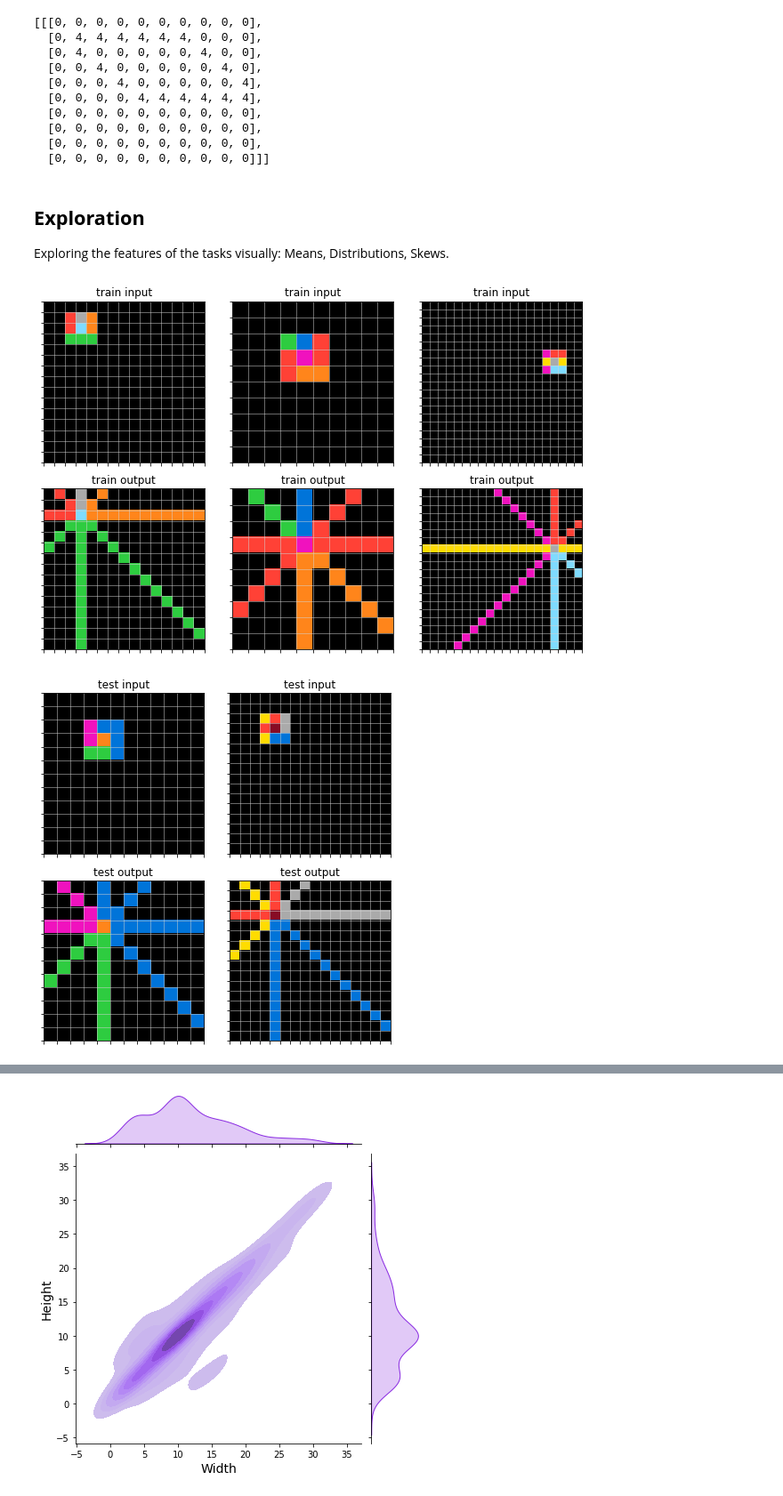
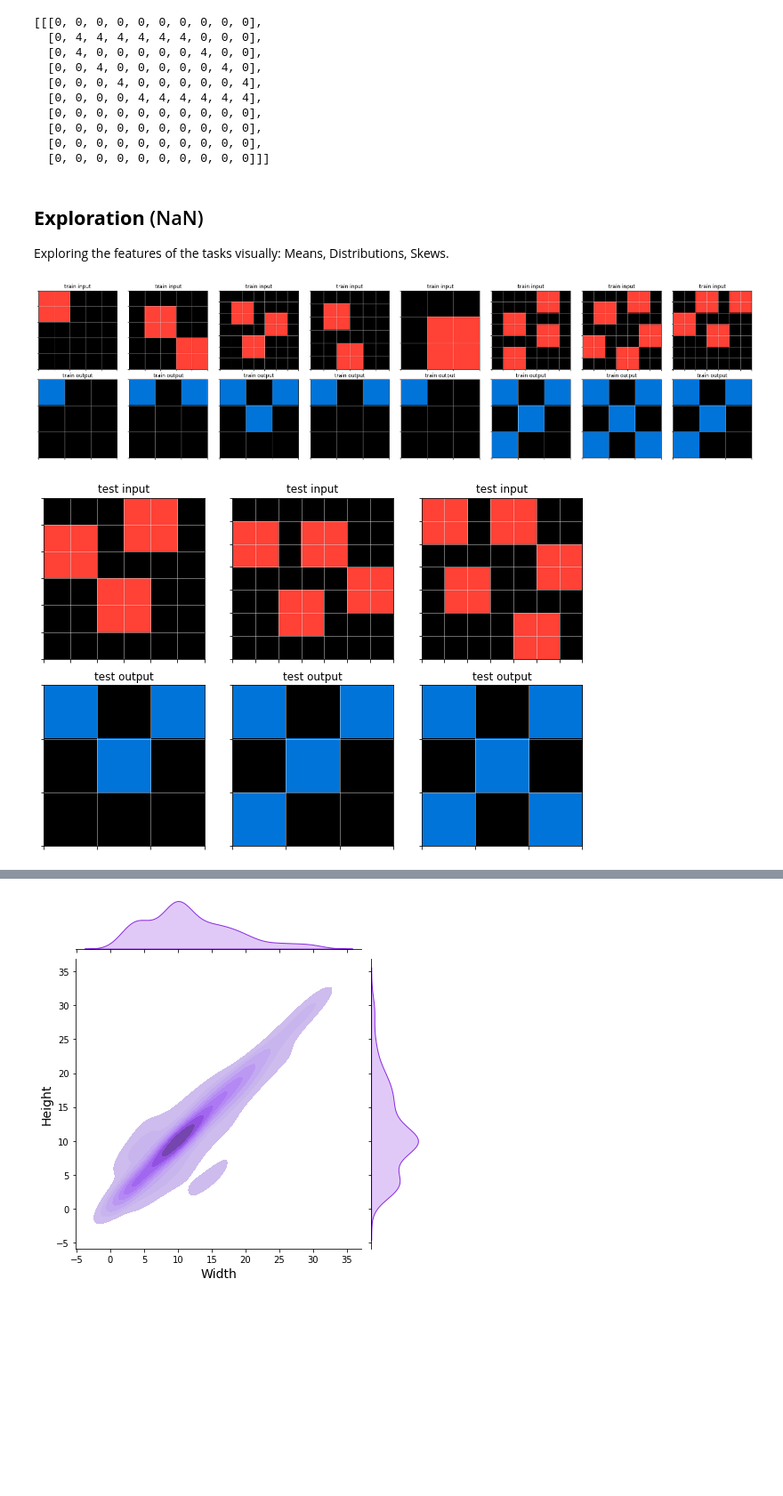
Before and after one commit to foger3/ARC_DeepLearning, a Jupyter notebook: model/ARC_DL.ipynb, the cells around one changed output, grey strips where cells are left out. Shown at 89% size. Cells and saved outputs as stored; diff of their text form; code cells hidden in the pictures; blank space fills up the shorter version.

Commit message:
Implemented Evaluation + Analogy Completion

```diff
--- a/model/ARC_DL.ipynb
+++ b/model/ARC_DL.ipynb
@@ -46,13 +46,13 @@ Mounted at /content/drive
 
 Various helper functions, assisting with plotting, padding, scaling, one-hot encoding, and augmentation of tasks.
 # %%
-def plot_one(task, ax, i, train_or_test, input_or_output='representation'):
+def plot_one(task, ax, i, train_or_test, input_or_output='reconstruction'):
     cmap = colors.ListedColormap(
     ['#000000', '#0074D9','#FF4136','#2ECC40','#FFDC00',
      '#AAAAAA', '#F012BE', '#FF851B', '#7FDBFF', '#870C25'])
     norm = colors.Normalize(vmin=0, vmax=9)
 
-    if input_or_output == 'representation':
+    if input_or_output == 'reconstruction':
         input_matrix = task
     elif input_or_output == 'prediction':
         input_matrix = test_predictions[i]
@@ -114,17 +114,17 @@ def plot_pix_acc(X_inp, X_out):
     fig, ax = plt.subplots(figsize=(15,7))
     plt.plot(per_diff, color='steelblue', marker='.', linewidth=0)
     plt.axhline(m, xmax = len(per_diff), color='firebrick')
-    plt.title(f'Accuracy of Task Representation (Tasks:{len(per_diff)})', size='large')
+    plt.title(f'Accuracy of Task Reconstruction (Tasks:{len(per_diff)})', size='large')
     plt.xlabel('Case')
     plt.ylabel('Correct Pixel (%)')
-    plt.text(len(per_diff)/2, m+0.02, f'{m.round(2)*100}%', size='large', weight='bold')
+    plt.text(len(per_diff)/2, m+0.01, f'{m.round(2)*100}%', size='large', weight='bold')
     plt.gca().yaxis.set_major_formatter(mtick.PercentFormatter(xmax=max([1])))
     plt.margins(x=0.01)
     plt.show()
-    print(f'Number of 100% Correct Representations: {per_diff.count(1)}')
-    print(f'Number of 90%+ Correct Representations: {sum(i >= 0.9 for i in per_diff)}')
-    print(f'Number of 80%+ Correct Representations: {sum(i >= 0.8 for i in per_diff)}')
-    print(f'Number of 70%+ Correct Representations: {sum(i >= 0.7 for i in per_diff)}')
+    print(f'Number of 100% Correct Reconstructions: {per_diff.count(1)}')
+    print(f'Number of 90%+ Correct Reconstructions: {sum(i >= 0.9 for i in per_diff)}')
+    print(f'Number of 80%+ Correct Reconstructions: {sum(i >= 0.8 for i in per_diff)}')
+    print(f'Number of 70%+ Correct Reconstructions: {sum(i >= 0.7 for i in per_diff)}')
 
 def plot_pix_heatmap(X_inp, X_out):
     pix_diff = []
@@ -135,7 +135,7 @@ def plot_pix_heatmap(X_inp, X_out):
 
     fig, ax = plt.subplots(figsize=(7,7))
     heatmap = sns.heatmap(pix_sum, cmap='inferno_r', square=True) # oder viridis_r
-    plt.title('Accuracy of Individual Pixel Representation', size='large', y=1.04)
+    plt.title('Accuracy of Individual Pixel Reconstruction', size='large', y=1.04)
     plt.text(0.2, 32, f'Number of 100% Correct Pixels: {np.count_nonzero((pix_sum == len(X_inp)))}', size='large')
     plt.axis('off')
     plt.show()
@@ -312,14 +317,14 @@ X_test[3]
   [0, 0, 0, 0, 0, 0, 0, 0, 0, 0],
   [0, 0, 0, 0, 0, 0, 0, 0, 0, 0]]]
 # %% [markdown]
-## **Exploration**
+## **Exploration** (NaN)
 
 Exploring the features of the tasks visually: Means, Distributions, Skews.
 # %%
-plot_ARC(49, path = "evaluation")
+plot_ARC(398, path = "training")
 # %% [output]
-[figure, old version]
+[figure, new version]
-[figure, old version]
+[figure, new version]
 # %%
 means = [np.mean(matrix) for matrix in matrices]
 fig = ff.create_distplot([means], group_labels=["Means"], colors=["green"])
```
Also changed, not shown: parts of 23 cells of this notebook.
